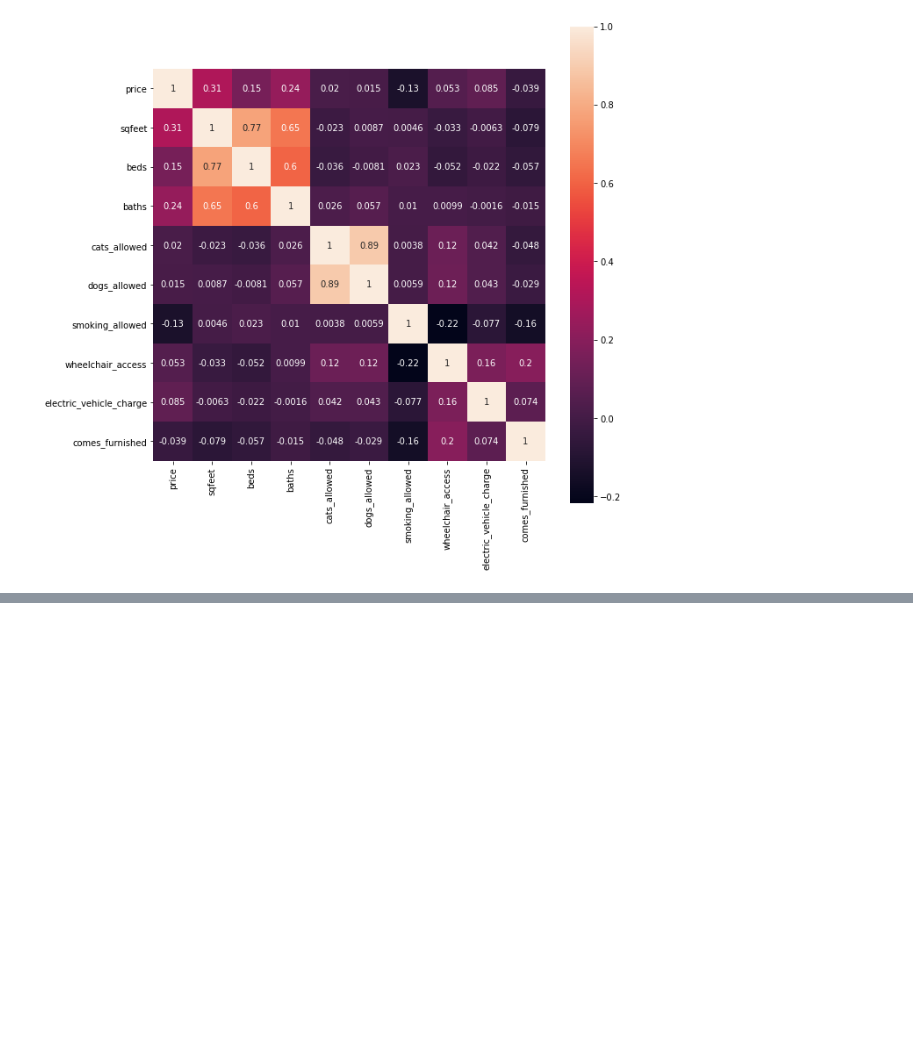
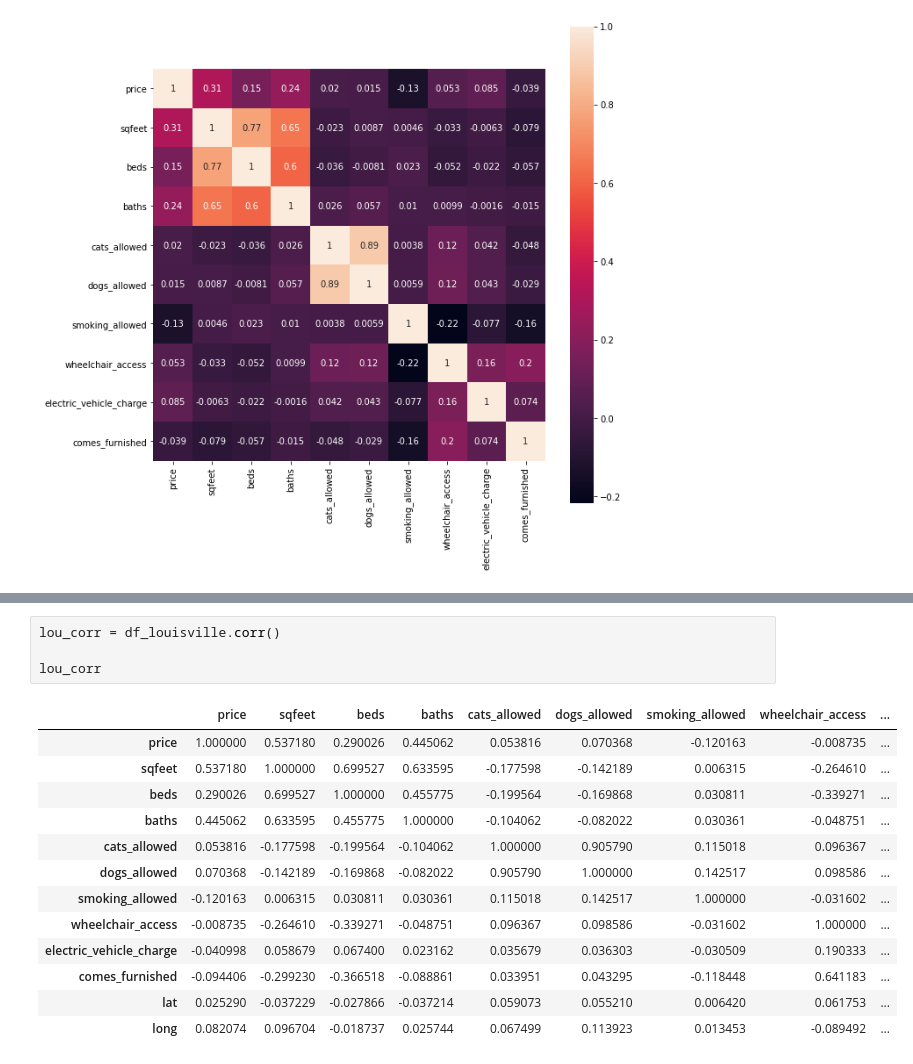
Before and after one commit to moferg/usa-housing-analysis, a Jupyter notebook: usa_housing_analysis.ipynb, the cells around one changed output, grey strips where cells are left out. Drawn from its saved outputs; the diff is of its cells as text; blank space fills up the shorter version.

```diff
--- a/usa_housing_analysis.ipynb
+++ b/usa_housing_analysis.ipynb
@@ -499,0 +538,18 @@ sns.heatmap(corr, ax=ax, annot=True, square=True)
+# %%
+lou_corr = df_louisville.corr()
+
+lou_corr
+# %% [output]
+|  | price | sqfeet | beds | baths | cats_allowed | dogs_allowed | smoking_allowed | wheelchair_access | ... |
+| price | 1.000000 | 0.537180 | 0.290026 | 0.445062 | 0.053816 | 0.070368 | -0.120163 | -0.008735 | ... |
+| sqfeet | 0.537180 | 1.000000 | 0.699527 | 0.633595 | -0.177598 | -0.142189 | 0.006315 | -0.264610 | ... |
+| beds | 0.290026 | 0.699527 | 1.000000 | 0.455775 | -0.199564 | -0.169868 | 0.030811 | -0.339271 | ... |
+| baths | 0.445062 | 0.633595 | 0.455775 | 1.000000 | -0.104062 | -0.082022 | 0.030361 | -0.048751 | ... |
+| cats_allowed | 0.053816 | -0.177598 | -0.199564 | -0.104062 | 1.000000 | 0.905790 | 0.115018 | 0.096367 | ... |
+| dogs_allowed | 0.070368 | -0.142189 | -0.169868 | -0.082022 | 0.905790 | 1.000000 | 0.142517 | 0.098586 | ... |
+| smoking_allowed | -0.120163 | 0.006315 | 0.030811 | 0.030361 | 0.115018 | 0.142517 | 1.000000 | -0.031602 | ... |
+| wheelchair_access | -0.008735 | -0.264610 | -0.339271 | -0.048751 | 0.096367 | 0.098586 | -0.031602 | 1.000000 | ... |
+| electric_vehicle_charge | -0.040998 | 0.058679 | 0.067400 | 0.023162 | 0.035679 | 0.036303 | -0.030509 | 0.190333 | ... |
+| comes_furnished | -0.094406 | -0.299230 | -0.366518 | -0.088861 | 0.033951 | 0.043295 | -0.118448 | 0.641183 | ... |
+| lat | 0.025290 | -0.037229 | -0.027866 | -0.037214 | 0.059073 | 0.055210 | 0.006420 | 0.061753 | ... |
+| long | 0.082074 | 0.096704 | -0.018737 | 0.025744 | 0.067499 | 0.113923 | 0.013453 | -0.089492 | ... |
```
Also changed, not shown: parts of 9 cells of this notebook.
